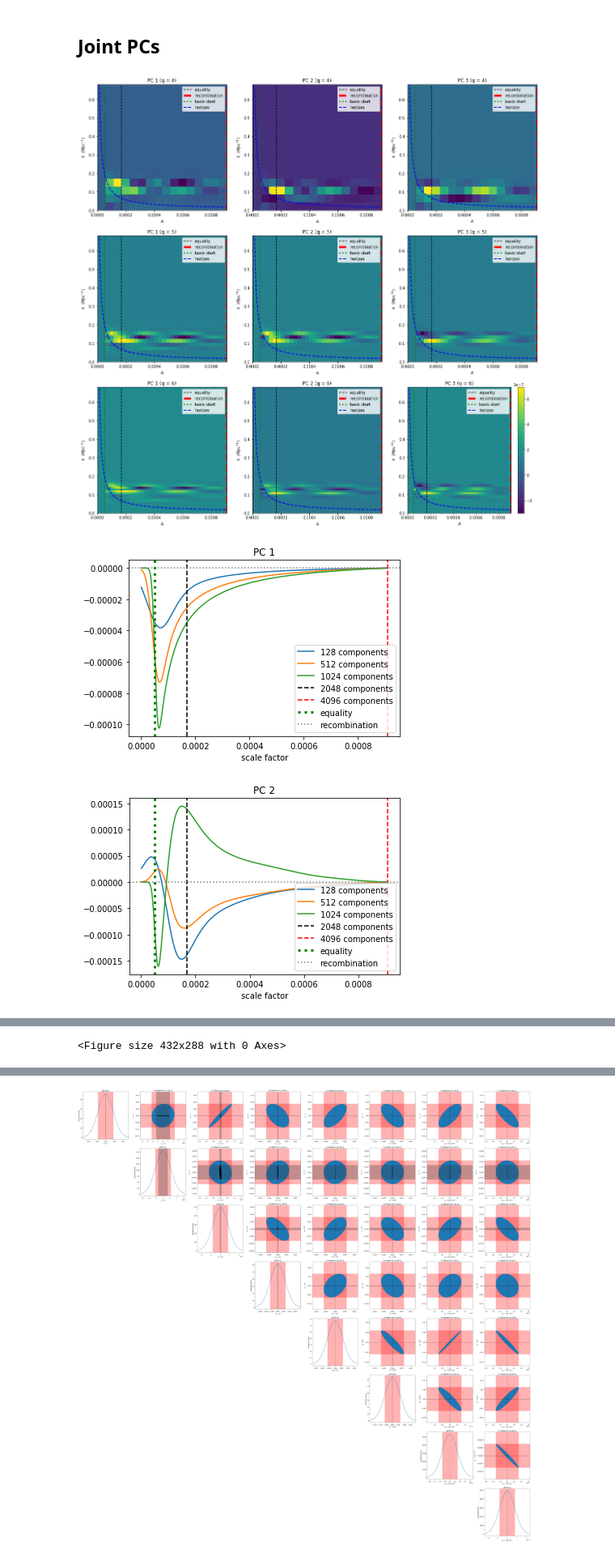
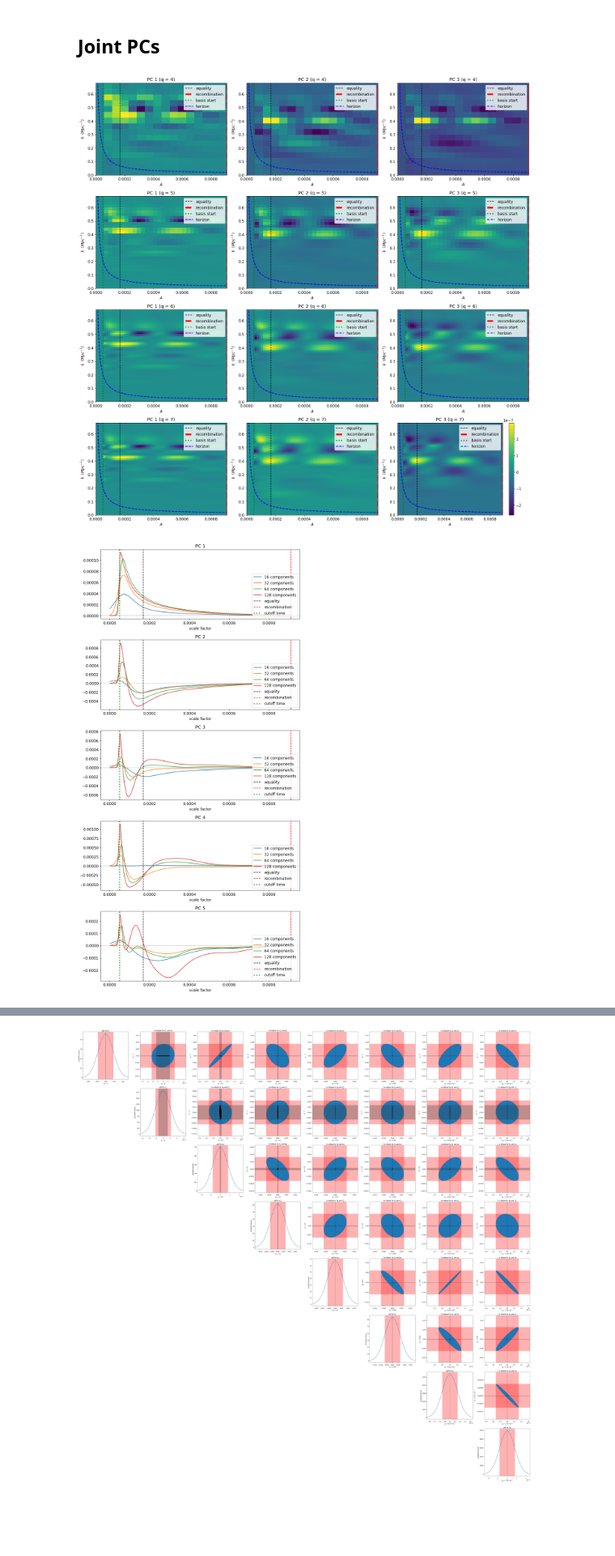
Before and after one commit to aifer4/gdm_pca, a Jupyter notebook: plotting.ipynb, the cells around one changed output, grey strips where cells are left out. Shown at 81% size. Cells and saved outputs as stored; diff of their text form; code cells hidden in the pictures; blank space fills up the shorter version.

Commit message:
convergence plots (joint)

```diff
--- a/plotting.ipynb
+++ b/plotting.ipynb
@@ -10,7 +10,7 @@ import matplotlib.ticker as ticker
 import spectra
 # %%
 NT = 2**13
-NK = 400
+NK = 2**11
 NX = 10000
 L_MAX = 2500
 xmin = 0.01
@@ -54,12 +54,12 @@ TAU_Gyr = 14*TAU
 # %%
 # load PCs and SVs
 PC_q = np.array(
-    [pickle.load(open("output/w-only/PC_q-"+str(q)+"_t-7.p", "rb")) for q in range(7,10)])
+    [pickle.load(open("output/w-only/PC_q-"+str(q)+"_t-7.p", "rb")) for q in range(4,8)])
 SV_q = np.array(
-    [pickle.load(open("output/w-only/SV_q-"+str(q)+"_t-7.p", "rb"))[:10] for q in range(7,10)])
+    [pickle.load(open("output/w-only/SV_q-"+str(q)+"_t-7.p", "rb"))[:10] for q in range(4,8)])
 
 # flip PCs:
-for i in range(3):
+for i in range(4):
     for j in range(10):
         PC_q[i,j,:]*=np.sign(np.sum(PC_q[i,j,:]))
 
@@ -79,8 +79,8 @@ for n in range(5):
     plt.axhline(0,color='gray',linestyle=':')
     plt.xlabel('scale factor')
     if n==0:
-        leg =['128 components','512 components','1024 components','2048 components',
-               '4096 components', 'equality', 'recombination', 'cutoff time']
+        leg =['16 components','32 components','64 components','128 components',
+              'equality', 'recombination', 'cutoff time']
         plt.legend(leg)
     #plt.semilogx()
     #plt.show()
@@ -148,21 +174,23 @@ plt.show()
 """Joint PCs"""
 # load PCs and SVs
 wPC_q = np.array(
-    [pickle.load(open("output/w-cs2/wPC_q-"+str(q)+"_t-7.p", "rb")) for q in range(4,7)])
+    [pickle.load(open("output/w-cs2/wPC_q-"+str(q)+"_t-7.p", "rb")) for q in range(4,8)])
 cs2PC_q = np.array(
-    [pickle.load(open("output/w-cs2/cs2PC_q-"+str(q)+"_t-7.p", "rb")) for q in range(4,7)])
+    [pickle.load(open("output/w-cs2/cs2PC_q-"+str(q)+"_t-7.p", "rb")) for q in range(4,8)])
 SV_q = np.array(
-    [pickle.load(open("output/w-cs2/SV_q-"+str(q)+"_t-7.p", "rb"))[:10] for q in range(4,7)])
+    [pickle.load(open("output/w-cs2/SV_q-"+str(q)+"_t-7.p", "rb"))[:10] for q in range(4,8)])
 
 # flip PCs:
-for i in range(3):
+for i in range(4):
     for j in range(10):
-        wPC_q[i,j,:]*=np.sign(np.sum(PC_q[i,j,:]))
+        #wPC_q[i,j,:]*=np.sign(np.sum(PC_q[i,j,:]))
+        wPC_q[i,j,:]*=np.sign(wPC_q[i,j,100])
         cs2PC_q[i,j,:,:]*=np.sign(np.sum(cs2PC_q[i,j,:,:]))
 
 cs2_plots = []
-fig, axs = plt.subplots(3, 3,figsize=(20,20))
-for q in range(3):
+fig, axs = plt.subplots(4, 3,figsize=(20,20))
+plt.rcParams.update({'font.size': 12})
+for q in range(4):
     for n in range(3):
         ax = axs[q, n]
         p = ax.imshow(cs2PC_q[q,n,:,:].T/sqrt(SV_q[q,n]),extent=[0,a_rec,0,K_Mpc[-1]],
@@ -171,39 +199,40 @@ for q in range(3):
         #label axes
         ax.set_title("PC {} (q = {})".format(n+1,q+4))
         ax.set_xlabel(r'$A$')
         ax.set_ylabel(r'$k$  $(Mpc^{-1})$')
 
         # add some guidelines
         ax.axvline(a_eq,color = 'black',linestyle='--')
         ax.axvline(a_rec,color = 'red',linestyle='--',linewidth=5)
         ax.axvline(.00005,color = 'green',linestyle=':',linewidth=3)
         ax.plot(A[::2], k_horizon/4400, color='blue', linewidth=2, linestyle='--')
         ax.legend(['equality','recombination','basis start', 'horizon'])
         ax.set_ylim(0,max(K_Mpc))
 fig.colorbar(cs2_plots[0], orientation='vertical')
+plt.tight_layout()
+plt.savefig('plots/joint_cs2_PCs.pdf')
 plt.show()
 
 # plot the first 5 w PCs and save as pdf.
-#plt.figure(figsize=(20,20))
-for n in range(3):
-    #plt.subplot(5,1,n*2+1)
+plt.figure(figsize=(10,20))
+for n in range(5):
+    plt.subplot(5,1,n+1)
     plt.gca().set_prop_cycle(None)
     plt.title('PC '+str(n+1))
     #plt.semilogx()
     plt.plot(A[::2],wPC_q[:,n].T/sqrt(SV_q[:,n]))
     plt.axvline(a_eq,color = 'black',linestyle='--')
     plt.axvline(a_rec,color = 'red',linestyle='--')
     plt.axvline(.00005,color = 'green',linestyle=':',linewidth=3)
     plt.axhline(0,color='gray',linestyle=':')
     plt.xlabel('scale factor')
     #plt.semilogx()
-    leg =['128 components','512 components','1024 components','2048 components',
-               '4096 components', 'equality', 'recombination', 'cutoff time']
+    leg =['16 components','32 components','64 components','128 components', 'equality', 'recombination', 'cutoff time']
     plt.legend(leg,loc=4)
-    plt.show()
     #plt.semilogx()
 plt.tight_layout()
+plt.savefig('plots/joint_w_PCs.pdf')
+plt.show()
 # %% [output]
-[figure, old version]
+[figure, new version]
-[figure, old version]
+[figure, new version]
-[figure, removed]
@@ -211 +238,0 @@ plt.tight_layout()
-<Figure size 432x288 with 0 Axes>
```
Also changed, not shown: parts of 6 cells of this notebook, 7 other files.
